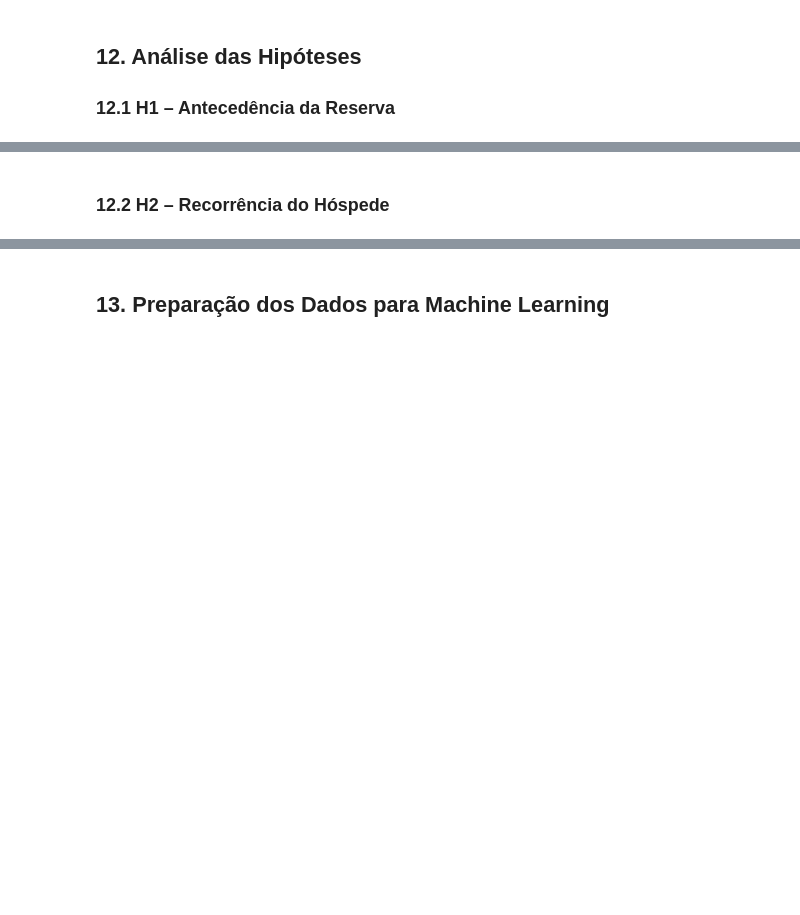
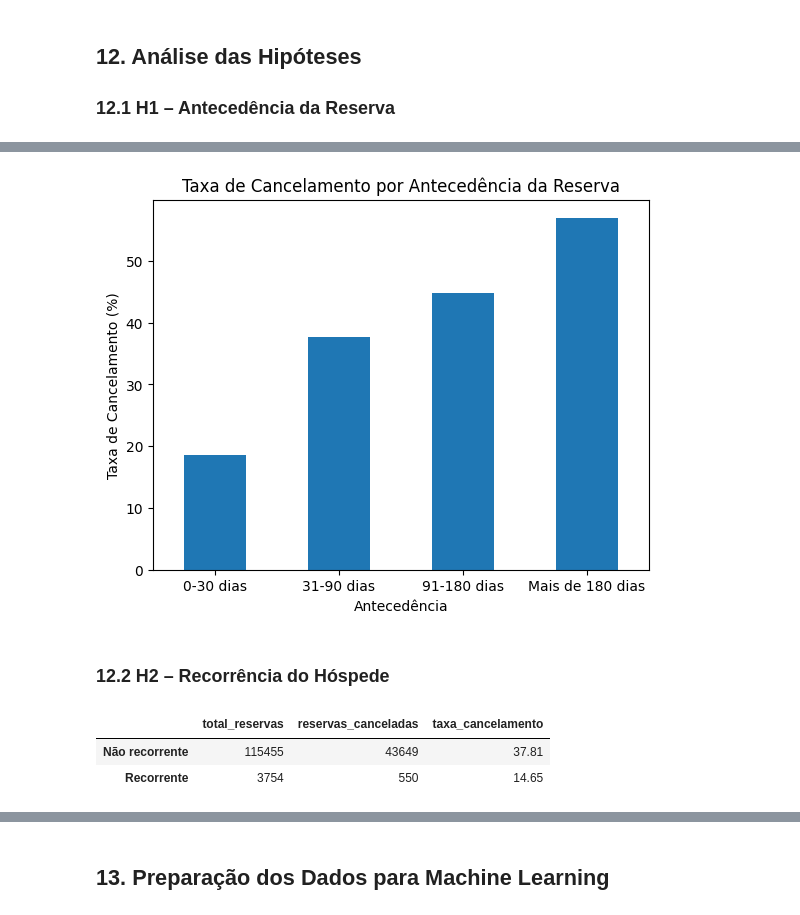
Before and after one commit to 011010110100/fase2-businness-inteligence, a Jupyter notebook: Fase2_BI_Hotel_Bookings.ipynb, the cells around one changed output, grey strips where cells are left out. Saved outputs shown, nothing was run; the diff lists cells and outputs as text; code cells hidden in the pictures; blank space fills up the shorter version.

```diff
--- a/Fase2_BI_Hotel_Bookings.ipynb
+++ b/Fase2_BI_Hotel_Bookings.ipynb
@@ -649,3 +649,21 @@ recorrência dos hóspedes.
 # %% [markdown]
 ## 12. Análise das Hipóteses
 ### 12.1 H1 – Antecedência da Reserva
+# %%
+# H1: Reservas realizadas com maior antecedência apresentam maior taxa de cancelamento.
+# Taxa de cancelamento por faixa de antecedência
+
+h1 = df_tratado.groupby(
+    'lead_time_faixa',
+    observed=False
+).agg(
+    total_reservas=('is_canceled', 'count'),
+    reservas_canceladas=('is_canceled', 'sum'),
+    taxa_cancelamento=('is_canceled', 'mean')
+)
+
+h1['taxa_cancelamento'] = (
+    h1['taxa_cancelamento'] * 100
+).round(2)
+
+h1
@@ -652,2 +677,33 @@ recorrência dos hóspedes.
+# %%
+h1['taxa_cancelamento'].plot(kind='bar')
+
+plt.title('Taxa de Cancelamento por Antecedência da Reserva')
+plt.xlabel('Antecedência')
+plt.ylabel('Taxa de Cancelamento (%)')
+plt.xticks(rotation=0)
+plt.show()
+# %% [output]
+[figure, added]
 # %% [markdown]
 ### 12.2 H2 – Recorrência do Hóspede
+# %%
+# H2: Hóspedes recorrentes apresentam menor taxa de cancelamento quando comparados aos hóspedes não recorrentes.
+# Taxa de cancelamento por recorrência do hóspede
+
+h2 = df_tratado.groupby('is_repeated_guest').agg(
+    total_reservas=('is_canceled', 'count'),
+    reservas_canceladas=('is_canceled', 'sum'),
+    taxa_cancelamento=('is_canceled', 'mean')
+)
+
+h2['taxa_cancelamento'] = (
+    h2['taxa_cancelamento'] * 100
+).round(2)
+
+h2.index = ['Não recorrente', 'Recorrente']
+
+h2
+# %% [output]
+|  | total_reservas | reservas_canceladas | taxa_cancelamento |
+| Não recorrente | 115455 | 43649 | 37.81 |
+| Recorrente | 3754 | 550 | 14.65 |
```
Also changed, not shown: parts of 14 cells of this notebook.
